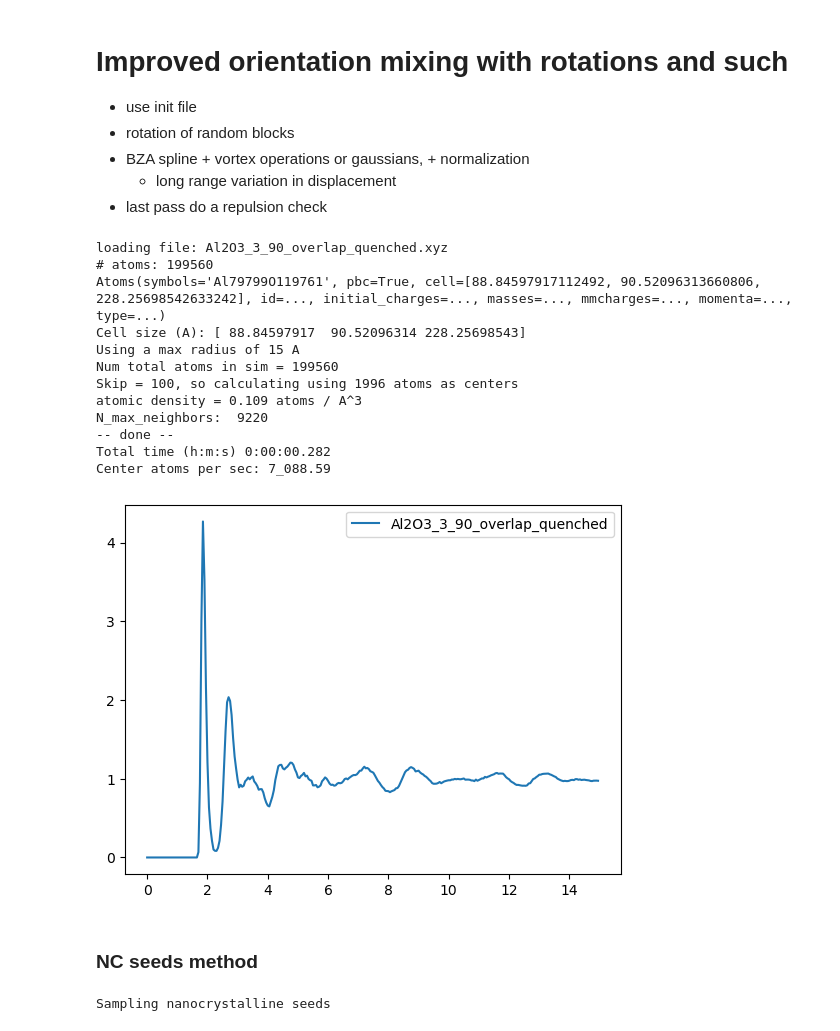
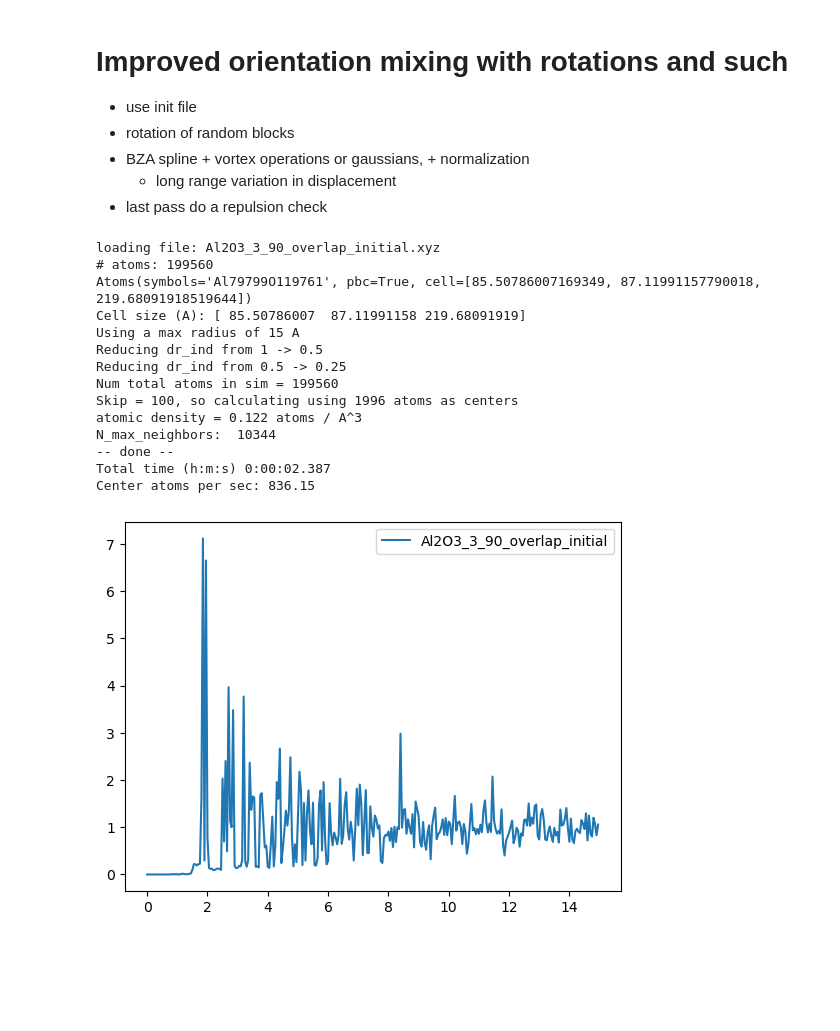
Before and after one commit to Art-MC/GAS, a Jupyter notebook: gas/PDFs/notebooks/gen_vars.ipynb, the cells around one changed output. Cells and saved outputs as stored; diff of their text form; code cells hidden in the pictures; blank space fills up the shorter version.

```diff
--- a/gas/PDFs/notebooks/gen_vars.ipynb
+++ b/gas/PDFs/notebooks/gen_vars.ipynb
@@ -203,44 +158,46 @@ plt.show()
 - last pass do a repulsion check
 # %%
 # f = next(tdir.glob("../*crystal.xyz"))
-f = quench_file
+# f = relax_file
+# f = quench_file
+f = init_file
 # f = Path("~/data/distillery/structures/SiO2/nc_seeds/SiO2_nc_10_initial.xyz").expanduser()
 # f = Path("~/data/distillery/structures/SiO2/SiO2_amorphous.xyz").expanduser()
 atoms = load_xyz(f, v=1)
 
 RDF_params = {
     "batch_size" : 25_000,
     "dr" : 0.05,
     "hist_r_max" : 15,
     "skip" : 100,
     "reduced": True,
 }
 rdf = RDF(device=device, v=1)
 r, gr_init = rdf.rdf(
         atoms,
         pbcs=atoms.pbc,
         **RDF_params,
 )
 gr_init = gr_init.get()
 r = r.get()
 
 fig, ax = plt.subplots()
 ax.plot(r, gr_init, label=f.stem)
 ax.legend()
 plt.show()
 # %% [output]
-loading file: Al2O3_3_90_overlap_quenched.xyz
+loading file: Al2O3_3_90_overlap_initial.xyz
 # atoms: 199560
-Atoms(symbols='Al79799O119761', pbc=True, cell=[88.84597917112492, 90.52096313660806, 228.25698542633242], id=..., initial_charges=..., masses=..., mmcharges=..., momenta=..., type=...)
-Cell size (A): [ 88.84597917  90.52096314 228.25698543]
+Atoms(symbols='Al79799O119761', pbc=True, cell=[85.50786007169349, 87.11991157790018, 219.68091918519644])
+Cell size (A): [ 85.50786007  87.11991158 219.68091919]
 Using a max radius of 15 A
+Reducing dr_ind from 1 -> 0.5
+Reducing dr_ind from 0.5 -> 0.25
 Num total atoms in sim = 199560
 Skip = 100, so calculating using 1996 atoms as centers
-atomic density = 0.109 atoms / A^3
-N_max_neighbors:  9220
+atomic density = 0.122 atoms / A^3
+N_max_neighbors:  10344
 -- done --
-Total time (h:m:s) 0:00:00.282
-Center atoms per sec: 7_088.59
+Total time (h:m:s) 0:00:02.387
+Center atoms per sec: 836.15
-[figure, old version]
+[figure, new version]
-# %% [markdown]
-### NC seeds method
@@ -250,34 +203,0 @@ from gas.generation.utils import get_nanocrystalline_grains, orient_and_shift_gr
-# %%
-# cell_data = get_cell_info(init_file)
-# f = quench_file
-# atoms = load_xyz(f, v=1)
-
-cell_data = {
-    "pbc": np.array([True,True,False]),
-    "cell_orig": [0,0,0], # atoms.get_cell().array, # atoms.cell, # np.eye(3) * atoms.cell,
-}
-
-starting_block = atoms.copy()
-# crystal_cif = Path("../../generation/example_files/mp-149_as_Au.cif")
-crystal_cif = Path("~/data/distillery/structures/Al2O3/Al2O3_trigonal_mp-1143.cif").expanduser()
-config = {
-    "seed_crystal": crystal_cif,  # which crystal to use as a seed grain
-    "pbc": (True, True, False),  # pbc of scene
-    "min_dist": 8,  # minimum distance between seed centers, in angstroms
-    "N_seeds": 128,  # maximum number of seeds to include
-    "density": 1/20**3,  # number density of seed centers, in N * angstrom ^ -3
-    # "tolerance": 1.0,  # amount of excess space to exclude orig liquid atoms from
-    "return_seeds": (
-        return_seeds := True
-    ),  # also return a scene with just the seed grains
-}
-
-if return_seeds:
-    block_with_seeds, seeds = add_seeds_to_amorphous_block(starting_block, cell_data, **config)
-    # seeds.to_file("SiO_seeds.xyz")
-else:
-    block_with_seeds = add_seeds_to_amorphous_block(starting_block, cell_data, **config)
-
-# abtem.show_atoms(seeds.ase_atoms)
-# %% [output]
-Sampling nanocrystalline seeds
```
Also changed, not shown: parts of 28 cells of this notebook, 2 other files.
